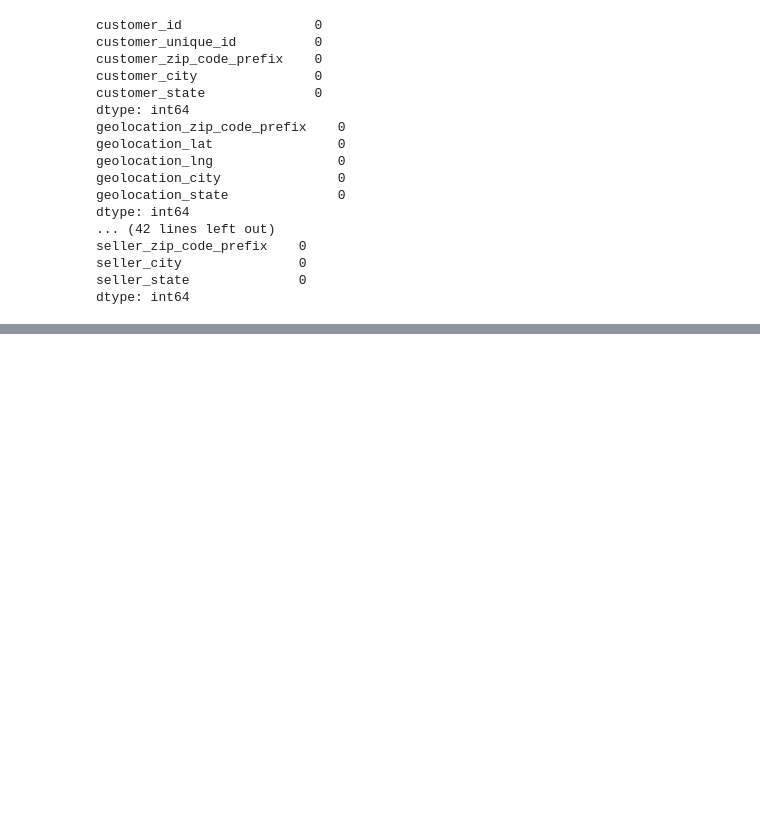
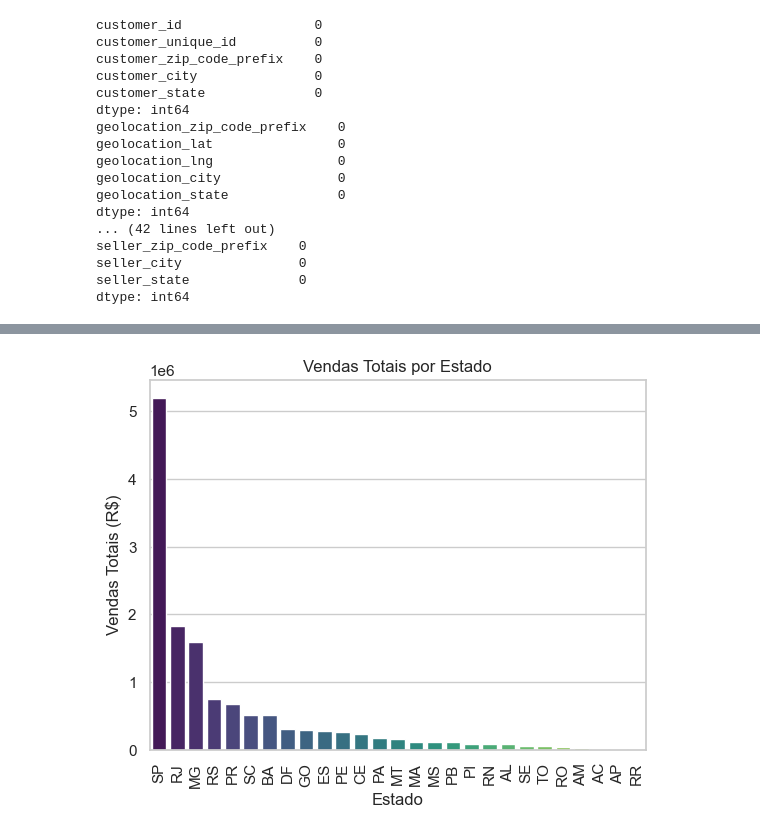
Before and after one commit to edilton-bs/projeto-analisepreditivavendas, a Jupyter notebook: notebooks/01_data_preprocessing_eda.ipynb.ipynb, the cells around one changed output, grey strips where cells are left out. Saved outputs shown, nothing was run; the diff lists cells and outputs as text; code cells hidden in the pictures; blank space fills up the shorter version.

```diff
--- a/notebooks/01_data_preprocessing_eda.ipynb.ipynb
+++ b/notebooks/01_data_preprocessing_eda.ipynb.ipynb
@@ -149,0 +155,14 @@ plt.show()
+# %%
+# Fazer o merge entre os datasets
+merged_df = pd.merge(orders_df, customers_df, on='customer_id', how='inner')
+merged_df = pd.merge(merged_df, orders_items_df, on='order_id', how='inner')
+
+sales_by_state = merged_df.groupby('customer_state')['price'].sum().sort_values(ascending=False)
+sns.barplot(x=sales_by_state.index, y=sales_by_state.values, palette='viridis')
+plt.title("Vendas Totais por Estado")
+plt.xlabel("Estado")
+plt.ylabel("Vendas Totais (R$)")
+plt.xticks(rotation=90)
+plt.show()
+# %% [output]
+[figure, added]
```
Also changed, not shown: parts of 5 cells of this notebook.
